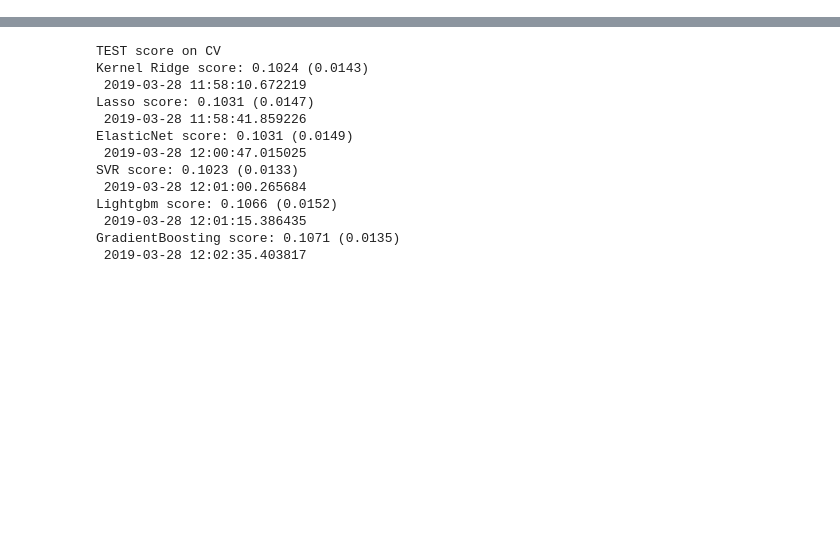
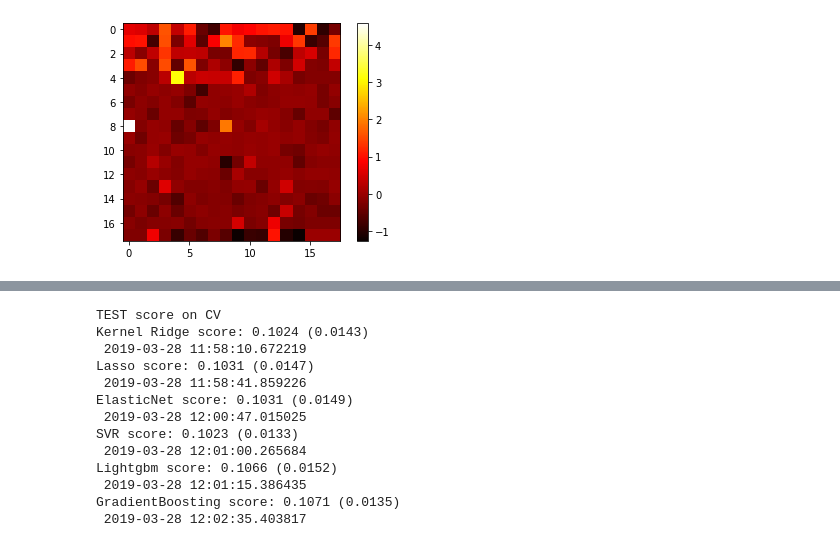
Before and after one commit to evantilu/6998_Adv_DL_project, a Jupyter notebook: kaggle_feature_engineering/blending-of-6-models-top-10.ipynb, the cells around one changed output, grey strips where cells are left out. Saved outputs shown, nothing was run; the diff lists cells and outputs as text; code cells hidden in the pictures; blank space fills up the shorter version.

Commit message:
ready to do transfer learning test

```diff
--- a/kaggle_feature_engineering/blending-of-6-models-top-10.ipynb
+++ b/kaggle_feature_engineering/blending-of-6-models-top-10.ipynb
@@ -38,0 +78,4 @@ START data processing 2019-03-28 11:57:35.388391
+# %%
+'''Concat train and join (I just want to get a whole dataset'''
+train = pd.concat([train, test])
+train.shape
@@ -172,0 +283,18 @@ X (1453, 331) y (1453,) X_sub (1459, 331)
+# %%
+'''Scaling'''
+from sklearn.preprocessing import StandardScaler
+from sklearn.preprocessing import MinMaxScaler
+# scaler = RobustScaler()
+# X_train_scaled = scaler.fit_transform(X_train_loo, y_train)
+
+'''standard scaler'''
+scaler = StandardScaler()
+X_scaled = scaler.fit_transform(X)
+
+'''Minmax scale to 0~1'''
+# minmax_scaler = MinMaxScaler(feature_range=(0, 255))
+# X_scaled = minmax_scaler.fit_transform(X)
+
+# X_scaled.shape
+X_scaled_df = pd.DataFrame(X_scaled, columns=X.columns)
+X_scaled_df.describe()
@@ -172,0 +311,10 @@ X (1453, 331) y (1453,) X_sub (1459, 331)
+# %%
+'''
+add 3 dummny features to make it 18*18 for CNN
+padding to make it a perfect square, 324
+'''
+
+X_scaled_df['dummy_1'] = 0.0
+X_scaled_df['dummy_2'] = 0.0
+X_scaled_df['dummy_3'] = 0.0
+X_scaled_df
@@ -172,0 +335,12 @@ X (1453, 331) y (1453,) X_sub (1459, 331)
+# %%
+# nArray = np.array(X_scaled_df.iloc[0, :-1])
+nArray = np.array(X_scaled_df.iloc[0, :], dtype='float32')
+
+
+# a11=nArray.reshape(15,22)
+nArray=nArray.reshape(18, 18)
+plt.imshow(nArray, cmap='hot')
+plt.colorbar()
+plt.show()
+# %% [output]
+[figure, added]
```
Also changed, not shown: parts of 24 cells of this notebook, 3 other files.
